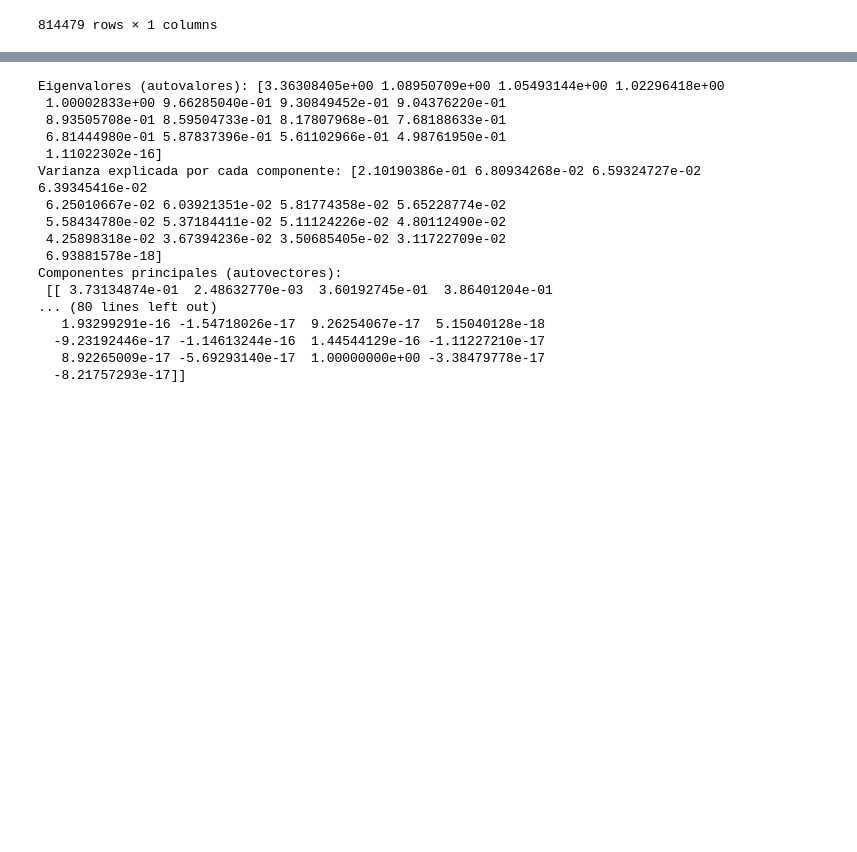
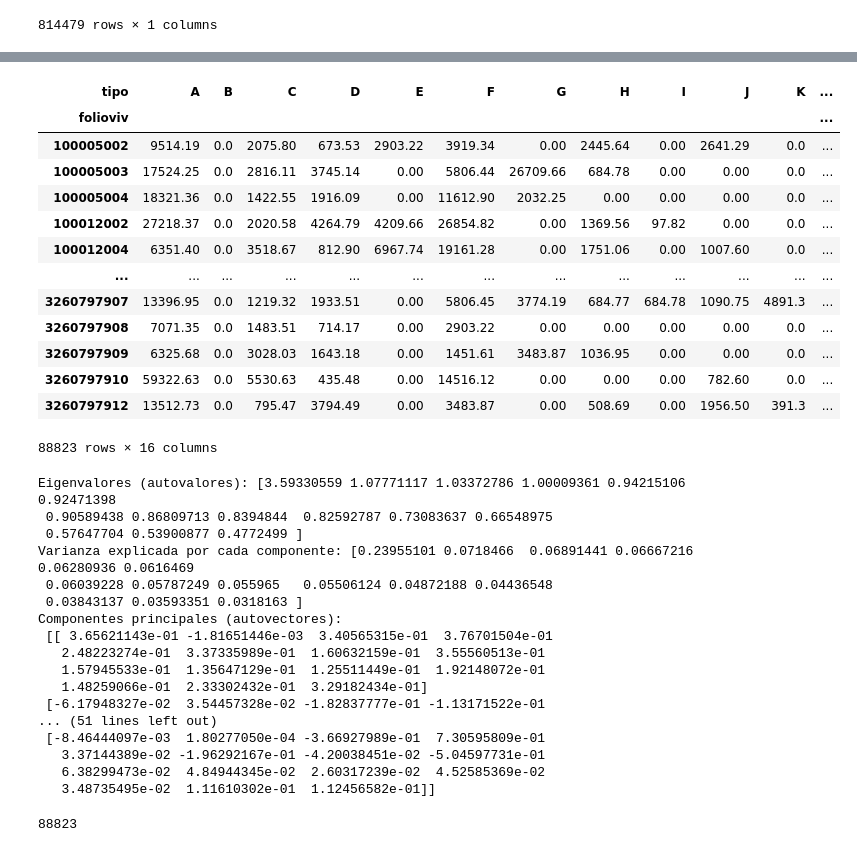
Before and after one commit to cramirezda/crecimiento, a Jupyter notebook: Untitled0.ipynb, the cells around one changed output, grey strips where cells are left out. Cells and saved outputs as stored; diff of their text form; code cells hidden in the pictures; blank space fills up the shorter version.

```diff
--- a/Untitled0.ipynb
+++ b/Untitled0.ipynb
@@ -175,14 +185,28 @@ df_pivot_scaled.head()
+# %%
+df4
+# %% [output]
+| tipo | A | B | C | D | E | F | G | H | I | J | K | ... |
+| folioviv |  |  |  |  |  |  |  |  |  |  |  | ... |
+| 100005002 | 9514.19 | 0.0 | 2075.80 | 673.53 | 2903.22 | 3919.34 | 0.00 | 2445.64 | 0.00 | 2641.29 | 0.0 | ... |
+| 100005003 | 17524.25 | 0.0 | 2816.11 | 3745.14 | 0.00 | 5806.44 | 26709.66 | 684.78 | 0.00 | 0.00 | 0.0 | ... |
+| 100005004 | 18321.36 | 0.0 | 1422.55 | 1916.09 | 0.00 | 11612.90 | 2032.25 | 0.00 | 0.00 | 0.00 | 0.0 | ... |
+| 100012002 | 27218.37 | 0.0 | 2020.58 | 4264.79 | 4209.66 | 26854.82 | 0.00 | 1369.56 | 97.82 | 0.00 | 0.0 | ... |
+| 100012004 | 6351.40 | 0.0 | 3518.67 | 812.90 | 6967.74 | 19161.28 | 0.00 | 1751.06 | 0.00 | 1007.60 | 0.0 | ... |
+| ... | ... | ... | ... | ... | ... | ... | ... | ... | ... | ... | ... | ... |
+| 3260797907 | 13396.95 | 0.0 | 1219.32 | 1933.51 | 0.00 | 5806.45 | 3774.19 | 684.77 | 684.78 | 1090.75 | 4891.3 | ... |
+| 3260797908 | 7071.35 | 0.0 | 1483.51 | 714.17 | 0.00 | 2903.22 | 0.00 | 0.00 | 0.00 | 0.00 | 0.0 | ... |
+| 3260797909 | 6325.68 | 0.0 | 3028.03 | 1643.18 | 0.00 | 1451.61 | 3483.87 | 1036.95 | 0.00 | 0.00 | 0.0 | ... |
+| 3260797910 | 59322.63 | 0.0 | 5530.63 | 435.48 | 0.00 | 14516.12 | 0.00 | 0.00 | 0.00 | 782.60 | 0.0 | ... |
+| 3260797912 | 13512.73 | 0.0 | 795.47 | 3794.49 | 0.00 | 3483.87 | 0.00 | 508.69 | 0.00 | 1956.50 | 391.3 | ... |
+88823 rows × 16 columns
 # %%
 from sklearn.decomposition import PCA
 from sklearn.preprocessing import StandardScaler
 
-# Supongamos que tu DataFrame pivotado se llama df_pivot
-# 1. Llenar o eliminar valores nulos
-df_pivot_scaled.fillna(0, inplace=True)
 
 # 2. Estandarizar (si consideras necesario)
 scaler = StandardScaler()
-X_scaled = scaler.fit_transform(df_pivot_scaled)
+X_scaled = scaler.fit_transform(df_pivot)
 
 # 3. Ajustar el PCA
 pca = PCA()
@@ -197,20 +221,28 @@ print("Varianza explicada por cada componente:", pca.explained_variance_ratio_)
 # Componentes principales (eigenvectores)
 print("Componentes principales (autovectores):\n", pca.components_)
 # %% [output]
-Eigenvalores (autovalores): [3.36308405e+00 1.08950709e+00 1.05493144e+00 1.02296418e+00
- 1.00002833e+00 9.66285040e-01 9.30849452e-01 9.04376220e-01
- 8.93505708e-01 8.59504733e-01 8.17807968e-01 7.68188633e-01
- 6.81444980e-01 5.87837396e-01 5.61102966e-01 4.98761950e-01
- 1.11022302e-16]
-Varianza explicada por cada componente: [2.10190386e-01 6.80934268e-02 6.59324727e-02 6.39345416e-02
- 6.25010667e-02 6.03921351e-02 5.81774358e-02 5.65228774e-02
- 5.58434780e-02 5.37184411e-02 5.11124226e-02 4.80112490e-02
- 4.25898318e-02 3.67394236e-02 3.50685405e-02 3.11722709e-02
- 6.93881578e-18]
+Eigenvalores (autovalores): [3.59330559 1.07771117 1.03372786 1.00009361 0.94215106 0.92471398
+ 0.90589438 0.86809713 0.8394844  0.82592787 0.73083637 0.66548975
+ 0.57647704 0.53900877 0.4772499 ]
+Varianza explicada por cada componente: [0.23955101 0.0718466  0.06891441 0.06667216 0.06280936 0.0616469
+ 0.06039228 0.05787249 0.055965   0.05506124 0.04872188 0.04436548
+ 0.03843137 0.03593351 0.0318163 ]
 Componentes principales (autovectores):
- [[ 3.73134874e-01  2.48632770e-03  3.60192745e-01  3.86401204e-01
-... (80 lines left out)
-   1.93299291e-16 -1.54718026e-17  9.26254067e-17  5.15040128e-18
-  -9.23192446e-17 -1.14613244e-16  1.44544129e-16 -1.11227210e-17
-   8.92265009e-17 -5.69293140e-17  1.00000000e+00 -3.38479778e-17
-  -8.21757293e-17]]
+ [[ 3.65621143e-01 -1.81651446e-03  3.40565315e-01  3.76701504e-01
+   2.48223274e-01  3.37335989e-01  1.60632159e-01  3.55560513e-01
+   1.57945533e-01  1.35647129e-01  1.25511449e-01  1.92148072e-01
+   1.48259066e-01  2.33302432e-01  3.29182434e-01]
+ [-6.17948327e-02  3.54457328e-02 -1.82837777e-01 -1.13171522e-01
+... (51 lines left out)
+ [-8.46444097e-03  1.80277050e-04 -3.66927989e-01  7.30595809e-01
+   3.37144389e-02 -1.96292167e-01 -4.20038451e-02 -5.04597731e-01
+   6.38299473e-02  4.84944345e-02  2.60317239e-02  4.52585369e-02
+   3.48735495e-02  1.11610302e-01  1.12456582e-01]]
+# %%
+# Transforma los datos para obtener las puntuaciones de todos los componentes
+scores = pca.transform(X_scaled)
+# El primer componente se encuentra en la columna 0:
+indice_pobreza = scores[:, 0]
+print(len(indice_pobreza))
+# %% [output]
+88823
```
Also changed, not shown: parts of 15 cells of this notebook.
